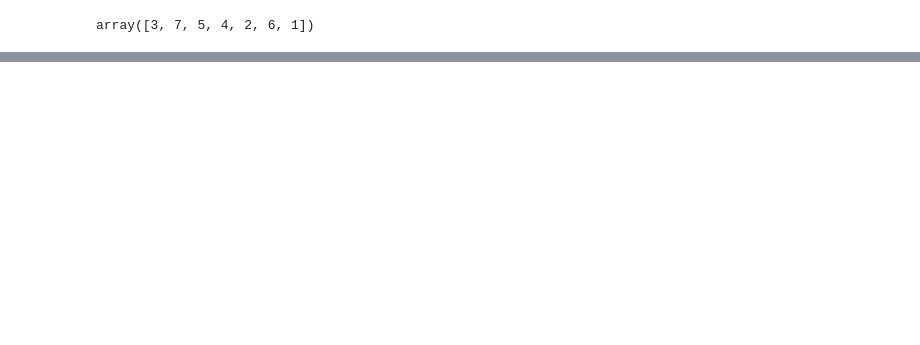
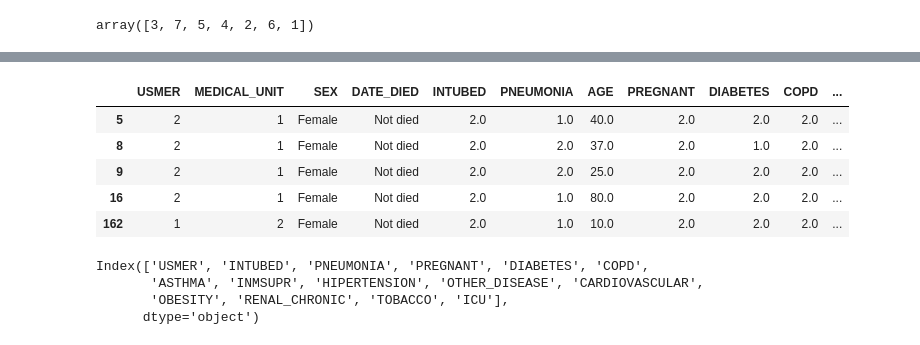
Before and after one commit to matheuspfferreira/python_data_science, a Jupyter notebook: Covid - 07/notebook/nb_covid.ipynb, the cells around one changed output, grey strips where cells are left out. Drawn from its saved outputs; the diff is of its cells as text; code cells hidden in the pictures; blank space fills up the shorter version.

```diff
--- a/Covid - 07/notebook/nb_covid.ipynb
+++ b/Covid - 07/notebook/nb_covid.ipynb
@@ -190,0 +191,21 @@ dados.sort_values('CLASIFFICATION_FINAL', ascending=True)
+# %%
+# Alterando os valores da coluna de data da morte
+dados['DATE_DIED'] = dados['DATE_DIED'].replace('9999-99-99', 'Not died')
+dados.head()
+# %% [output]
+|  | USMER | MEDICAL_UNIT | SEX | DATE_DIED | INTUBED | PNEUMONIA | AGE | PREGNANT | DIABETES | COPD | ... |
+| 5 | 2 | 1 | Female | Not died | 2.0 | 1.0 | 40.0 | 2.0 | 2.0 | 2.0 | ... |
+| 8 | 2 | 1 | Female | Not died | 2.0 | 2.0 | 37.0 | 2.0 | 1.0 | 2.0 | ... |
+| 9 | 2 | 1 | Female | Not died | 2.0 | 2.0 | 25.0 | 2.0 | 2.0 | 2.0 | ... |
+| 16 | 2 | 1 | Female | Not died | 2.0 | 1.0 | 80.0 | 2.0 | 2.0 | 2.0 | ... |
+| 162 | 1 | 2 | Female | Not died | 2.0 | 1.0 | 10.0 | 2.0 | 2.0 | 2.0 | ... |
+# %%
+# Filtrando as colunas que possuem os valores de um e dois apenas
+valores_booleanos = [1, 2]
+colunas_booleanas = dados.columns[dados.apply(lambda coluna: coluna.isin(valores_booleanos).all())]
+colunas_booleanas
+# %% [output]
+Index(['USMER', 'INTUBED', 'PNEUMONIA', 'PREGNANT', 'DIABETES', 'COPD',
+       'ASTHMA', 'INMSUPR', 'HIPERTENSION', 'OTHER_DISEASE', 'CARDIOVASCULAR',
+       'OBESITY', 'RENAL_CHRONIC', 'TOBACCO', 'ICU'],
+      dtype='object')
```
Also changed, not shown: parts of 7 cells of this notebook.
